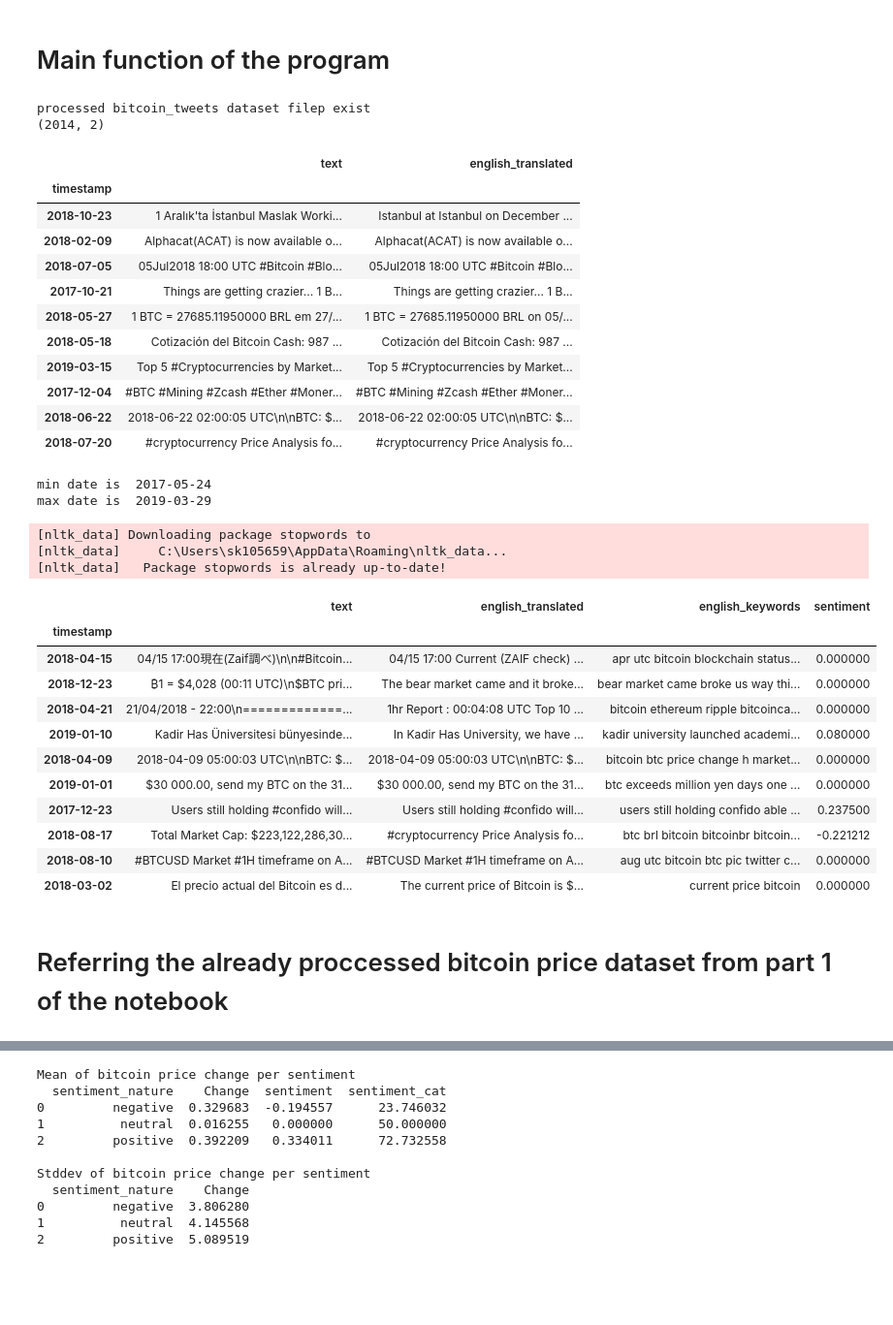
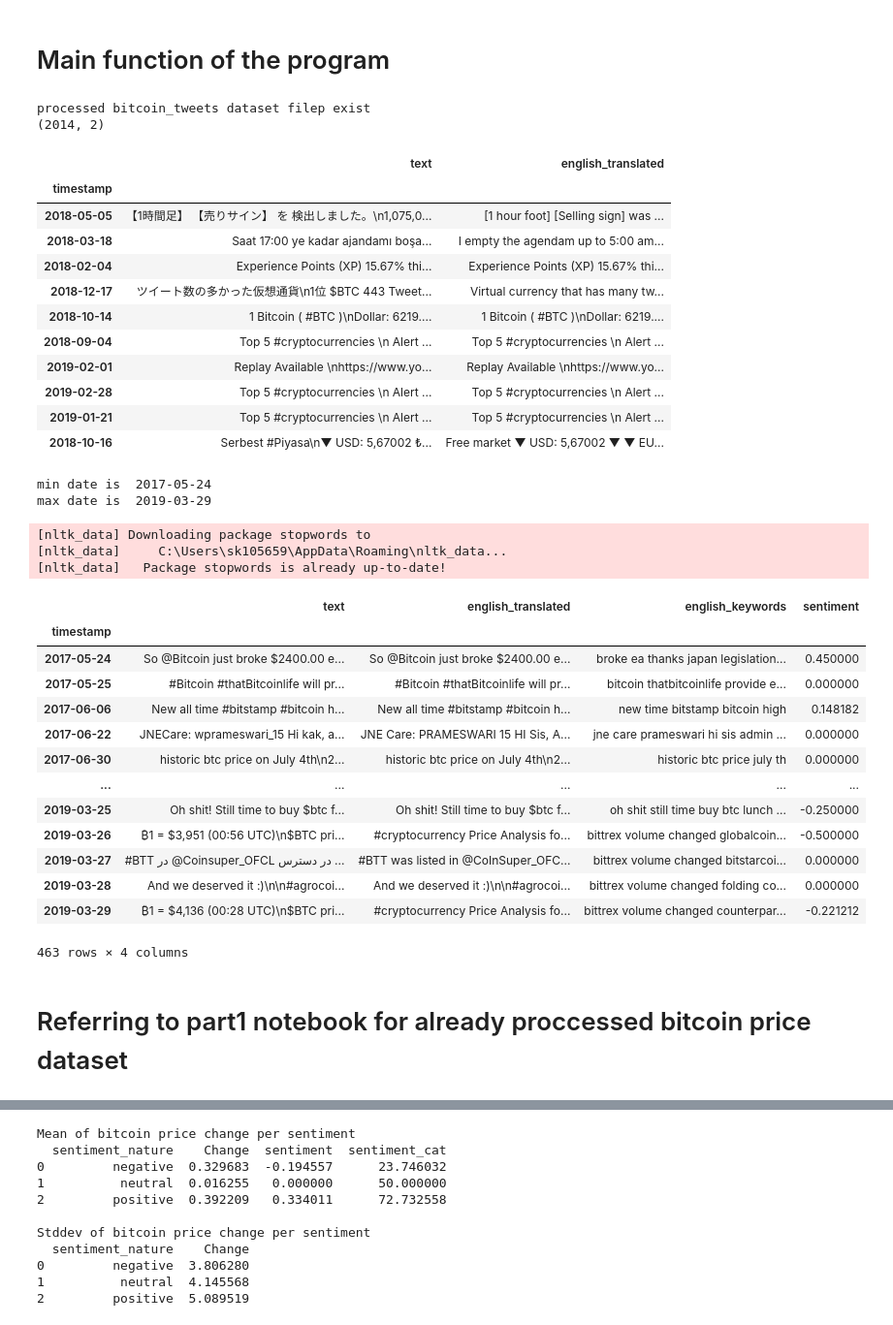
Before and after one commit to sachin376/learning-bigdata-project3-crypto_tweets_analysis, a Jupyter notebook: Project_crypto_tweets_analysis_v1.ipynb, the cells around one changed output, grey strips where cells are left out. Shown at 97% size. Cells and saved outputs as stored; diff of their text form; code cells hidden in the pictures; blank space fills up the shorter version.

Commit message:
self code review 2 and write processed bitcoin price df

```diff
--- a/Project_crypto_tweets_analysis_v1.ipynb
+++ b/Project_crypto_tweets_analysis_v1.ipynb
@@ -122,7 +122,7 @@ bitcoin_tweets_dataset_filepath = '../input_datasets/tweets.csv'   # Input datas
 
 no_of_records = 99999      # This seems to be a decent number as per our anlysis - output & performance
 # no_of_records = 999999
-# no_of_records = 1000      # To use small dataset for the devlopment purpose
+# no_of_records = 10000      # To use small dataset for the devlopment purpose
 
 ################## filter out df over common date range for both both given datasets - price and tweets ###########################
 start_date = pd.to_datetime("2017-03-01").date()
@@ -136,7 +136,7 @@ end_date = pd.to_datetime("2019-03-29").date()
 # Its a common issue for all free user : https://github.com/lushan88a/google_trans_new/issues/28
 # we have tried many options like giving differnt proxies and making connection using private VPN and keep switching the VPN tunnels (specially to Mexico worked) to get the desired ouput for 100000 records.
 
-is_eng_translator_limit_reached = 1   # 0 if limit not recached, 1 if limit reached,
+is_eng_translator_limit_reached = 0   # 0 if limit not recached, 1 if limit reached,
 is_detect_lang_required = 0           # 0 if not required , 1 if required. Turning this off is good as sometime it slows down or reach to thresold limit before the translation itself.
 
 
@@ -144,7 +144,7 @@ is_detect_lang_required = 0           # 0 if not required , 1 if required. Turni
 # and so for all the future runs, no translation is required, ranslated data would be read from the saved disk.
 
 processed_bitcoin_tweets_dataset_filepath = './datasets/tweets_processed_v50s_eng.csv'  # Name of the file after google translation work is done once.
-# processed_bitcoin_tweets_dataset_filepath = './datasets/tweets_processed_test1000.csv'
+# processed_bitcoin_tweets_dataset_filepath = './datasets/tweets_processed_test10000.csv'
 # %%
 from textblob import TextBlob
 import matplotlib.pyplot as plt
@@ -322,16 +322,16 @@ processed bitcoin_tweets dataset filep exist
 (2014, 2)
 |  | text | english_translated |
 | timestamp |  |  |
-| 2018-10-23 | 1 Aralık'ta İstanbul Maslak Worki... | Istanbul at Istanbul on December ... |
-| 2018-02-09 | Alphacat(ACAT) is now available o... | Alphacat(ACAT) is now available o... |
-| 2018-07-05 | 05Jul2018 18:00 UTC #Bitcoin #Blo... | 05Jul2018 18:00 UTC #Bitcoin #Blo... |
-| 2017-10-21 | Things are getting crazier... 1 B... | Things are getting crazier... 1 B... |
-| 2018-05-27 | 1 BTC = 27685.11950000 BRL em 27/... | 1 BTC = 27685.11950000 BRL on 05/... |
-| 2018-05-18 | Cotización del Bitcoin Cash: 987 ... | Cotización del Bitcoin Cash: 987 ... |
-| 2019-03-15 | Top 5 #Cryptocurrencies by Market... | Top 5 #Cryptocurrencies by Market... |
-| 2017-12-04 | #BTC #Mining #Zcash #Ether #Moner... | #BTC #Mining #Zcash #Ether #Moner... |
-| 2018-06-22 | 2018-06-22 02:00:05 UTC\n\nBTC: $... | 2018-06-22 02:00:05 UTC\n\nBTC: $... |
-| 2018-07-20 | #cryptocurrency Price Analysis fo... | #cryptocurrency Price Analysis fo... |
+| 2018-05-05 | 【1時間足】 【売りサイン】 を 検出しました。\n1,075,0... | [1 hour foot] [Selling sign] was ... |
+| 2018-03-18 | Saat 17:00 ye kadar ajandamı boşa... | I empty the agendam up to 5:00 am... |
+| 2018-02-04 | Experience Points (XP) 15.67% thi... | Experience Points (XP) 15.67% thi... |
+| 2018-12-17 | ツイート数の多かった仮想通貨\n1位 $BTC 443 Tweet... | Virtual currency that has many tw... |
+| 2018-10-14 | 1 Bitcoin ( #BTC )\nDollar: 6219.... | 1 Bitcoin ( #BTC )\nDollar: 6219.... |
+| 2018-09-04 | Top 5 #cryptocurrencies \n Alert ... | Top 5 #cryptocurrencies \n Alert ... |
+| 2019-02-01 | Replay Available \nhttps://www.yo... | Replay Available \nhttps://www.yo... |
+| 2019-02-28 | Top 5 #cryptocurrencies \n Alert ... | Top 5 #cryptocurrencies \n Alert ... |
+| 2019-01-21 | Top 5 #cryptocurrencies \n Alert ... | Top 5 #cryptocurrencies \n Alert ... |
+| 2018-10-16 | Serbest #Piyasa\n▼ USD: 5,67002 ₺... | Free market ▼ USD: 5,67002 ▼ ▼ EU... |
 min date is  2017-05-24
 max date is  2019-03-29
 # %%
@@ -382,42 +382,45 @@ def add_eng_keywords_and_sentiments(df):
     english_keywords_col = []
     sentiment_col = []
     for tweet in df['english_translated']:
 
         # If running stopwords on big data slows donw the speed, then we can skip stopwords logic for performance and only use the simple cleaning of special chars
         english_keywords = clean_and_remove_english_verbose_words(tweet)
         #   english_keywords = clean_special_chars(tweet)
         english_keywords_col.append(english_keywords)
 
         # Add corresponding sentiments
         sentiment_polarity = sentiment(tweet)
         sentiment_col.append(sentiment_polarity)
 
     df['english_keywords'] = english_keywords_col
     df['sentiment'] = sentiment_col
     return df
 
 # processed_bitcoin_tweets_dataset_df['english_keywords'] = processed_bitcoin_tweets_dataset_df['english_translated'].apply(lambda text: clean_and_remove_english_verbose_words(text))
 # processed_bitcoin_tweets_dataset_df['sentiment'] = processed_bitcoin_tweets_dataset_df['english_keywords'].apply(lambda text: sentiment(text)) # new column of sentiment
 processed_bitcoin_tweets_dataset_df = add_eng_keywords_and_sentiments(processed_bitcoin_tweets_dataset_df)
 # processed_bitcoin_tweets_dataset_df.sample(10)
 
 # considering the average tweet sentiment of the day.
 # df = df.groupby(df.index).agg(lambda x: x.value_counts().index[0])
 #  todo: played with first, max, min, mean. i think mean is the best one for this.
 bitcoin_tweets_sentiment_df = processed_bitcoin_tweets_dataset_df.groupby(processed_bitcoin_tweets_dataset_df.index).min()
 bitcoin_tweets_sentiment_df.sample(10)
+bitcoin_tweets_sentiment_df
 # %% [output]
 |  | text | english_translated | english_keywords | sentiment |
 | timestamp |  |  |  |  |
-| 2018-04-15 | 04/15 17:00現在(Zaif調べ)\n\n#Bitcoin... | 04/15 17:00 Current (ZAIF check) ... | apr utc bitcoin blockchain status... | 0.000000 |
-| 2018-12-23 | ₿1 = $4,028 (00:11 UTC)\n$BTC pri... | The bear market came and it broke... | bear market came broke us way thi... | 0.000000 |
-| 2018-04-21 | 21/04/2018 - 22:00\n=============... | 1hr Report : 00:04:08 UTC Top 10 ... | bitcoin ethereum ripple bitcoinca... | 0.000000 |
-| 2019-01-10 | Kadir Has Üniversitesi bünyesinde... | In Kadir Has University, we have ... | kadir university launched academi... | 0.080000 |
-| 2018-04-09 | 2018-04-09 05:00:03 UTC\n\nBTC: $... | 2018-04-09 05:00:03 UTC\n\nBTC: $... | bitcoin btc price change h market... | 0.000000 |
-| 2019-01-01 | $30 000.00, send my BTC on the 31... | $30 000.00, send my BTC on the 31... | btc exceeds million yen days one ... | 0.000000 |
-| 2017-12-23 | Users still holding #confido will... | Users still holding #confido will... | users still holding confido able ... | 0.237500 |
-| 2018-08-17 | Total Market Cap: $223,122,286,30... | #cryptocurrency Price Analysis fo... | btc brl bitcoin bitcoinbr bitcoin... | -0.221212 |
-| 2018-08-10 | #BTCUSD Market #1H timeframe on A... | #BTCUSD Market #1H timeframe on A... | aug utc bitcoin btc pic twitter c... | 0.000000 |
-| 2018-03-02 | El precio actual del Bitcoin es d... | The current price of Bitcoin is $... | current price bitcoin | 0.000000 |
+| 2017-05-24 | So @Bitcoin just broke $2400.00 e... | So @Bitcoin just broke $2400.00 e... | broke ea thanks japan legislation... | 0.450000 |
+| 2017-05-25 | #Bitcoin #thatBitcoinlife will pr... | #Bitcoin #thatBitcoinlife will pr... | bitcoin thatbitcoinlife provide e... | 0.000000 |
+| 2017-06-06 | New all time #bitstamp #bitcoin h... | New all time #bitstamp #bitcoin h... | new time bitstamp bitcoin high | 0.148182 |
+| 2017-06-22 | JNECare: wprameswari_15 Hi kak, a... | JNE Care: PRAMESWARI 15 HI Sis, A... | jne care prameswari hi sis admin ... | 0.000000 |
+| 2017-06-30 | historic btc price on July 4th\n2... | historic btc price on July 4th\n2... | historic btc price july th | 0.000000 |
+| ... | ... | ... | ... | ... |
+| 2019-03-25 | Oh shit! Still time to buy $btc f... | Oh shit! Still time to buy $btc f... | oh shit still time buy btc lunch ... | -0.250000 |
+| 2019-03-26 | ₿1 = $3,951 (00:56 UTC)\n$BTC pri... | #cryptocurrency Price Analysis fo... | bittrex volume changed globalcoin... | -0.500000 |
+| 2019-03-27 | #BTT در @Coinsuper_OFCL در دسترس ... | #BTT was listed in @CoInSuper_OFC... | bittrex volume changed bitstarcoi... | 0.000000 |
+| 2019-03-28 | And we deserved it :)\n\n#agrocoi... | And we deserved it :)\n\n#agrocoi... | bittrex volume changed folding co... | 0.000000 |
+| 2019-03-29 | ₿1 = $4,136 (00:28 UTC)\n$BTC pri... | #cryptocurrency Price Analysis fo... | bittrex volume changed counterpar... | -0.221212 |
+463 rows × 4 columns
 # %% [markdown]
-# Referring the already proccessed bitcoin price dataset from part 1 of the notebook
+# Referring to part1 notebook for already proccessed bitcoin price dataset
```
Also changed, not shown: parts of 15 cells of this notebook, 1 other file.
